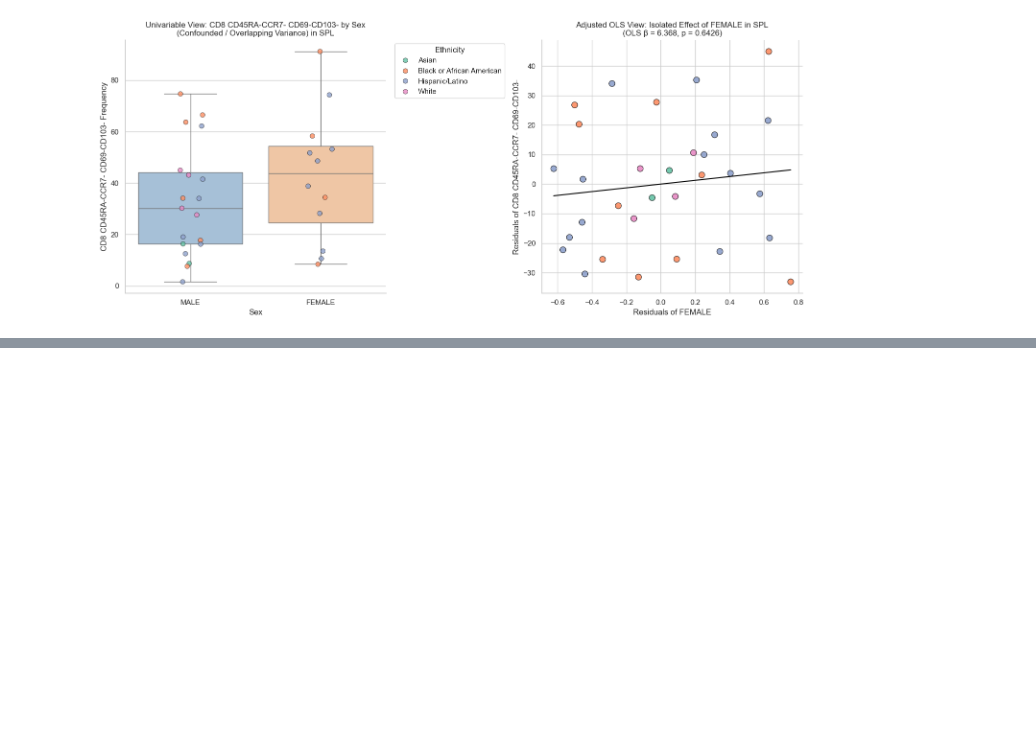
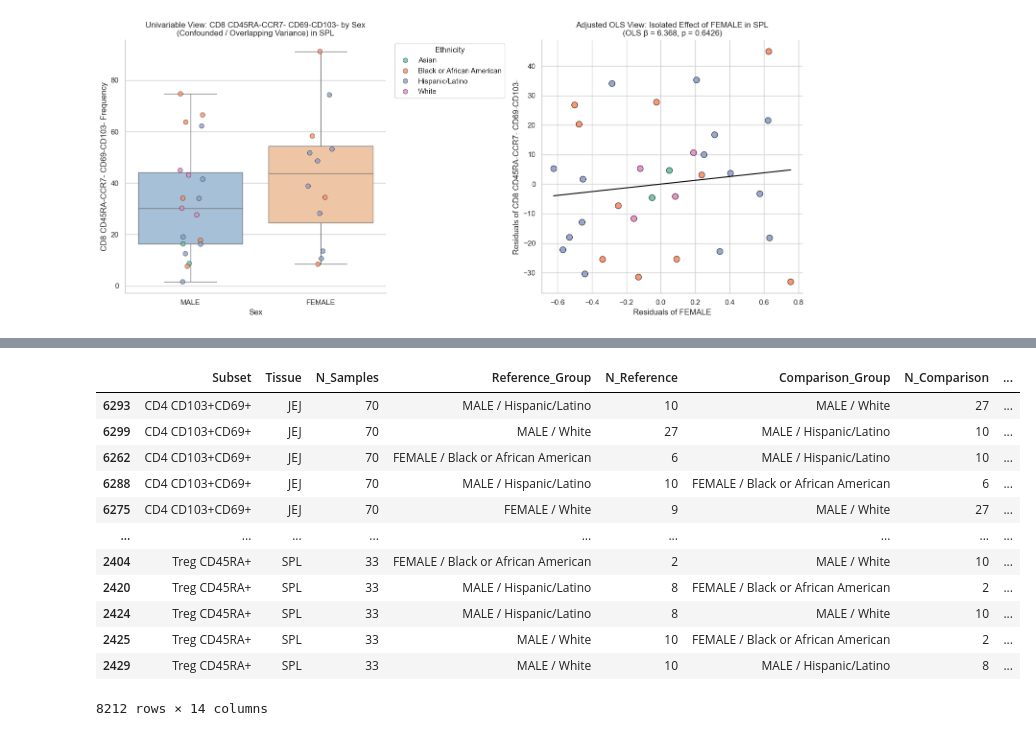
Before and after one commit to derekmesp/Donor-Integrative-Analysis, a Jupyter notebook: analysis_script.ipynb, the cells around one changed output, grey strips where cells are left out. Saved outputs shown, nothing was run; the diff lists cells and outputs as text; code cells hidden in the pictures; blank space fills up the shorter version.

```diff
--- a/analysis_script.ipynb
+++ b/analysis_script.ipynb
@@ -125,0 +132,18 @@ visualize_ols_vs_mann_whitney(
+# %%
+group_comparison_stats_df.sort_values(
+    ["Subset", "Tissue", "p_value_FDR"]
+)
+# %% [output]
+|  | Subset | Tissue | N_Samples | Reference_Group | N_Reference | Comparison_Group | N_Comparison | ... |
+| 6293 | CD4 CD103+CD69+ | JEJ | 70 | MALE / Hispanic/Latino | 10 | MALE / White | 27 | ... |
+| 6299 | CD4 CD103+CD69+ | JEJ | 70 | MALE / White | 27 | MALE / Hispanic/Latino | 10 | ... |
+| 6262 | CD4 CD103+CD69+ | JEJ | 70 | FEMALE / Black or African American | 6 | MALE / Hispanic/Latino | 10 | ... |
+| 6288 | CD4 CD103+CD69+ | JEJ | 70 | MALE / Hispanic/Latino | 10 | FEMALE / Black or African American | 6 | ... |
+| 6275 | CD4 CD103+CD69+ | JEJ | 70 | FEMALE / White | 9 | MALE / White | 27 | ... |
+| ... | ... | ... | ... | ... | ... | ... | ... | ... |
+| 2404 | Treg CD45RA+ | SPL | 33 | FEMALE / Black or African American | 2 | MALE / White | 10 | ... |
+| 2420 | Treg CD45RA+ | SPL | 33 | MALE / Hispanic/Latino | 8 | FEMALE / Black or African American | 2 | ... |
+| 2424 | Treg CD45RA+ | SPL | 33 | MALE / Hispanic/Latino | 8 | MALE / White | 10 | ... |
+| 2425 | Treg CD45RA+ | SPL | 33 | MALE / White | 10 | FEMALE / Black or African American | 2 | ... |
+| 2429 | Treg CD45RA+ | SPL | 33 | MALE / White | 10 | MALE / Hispanic/Latino | 8 | ... |
+8212 rows × 14 columns
```
Also changed, not shown: parts of 5 cells of this notebook, 1 other file.
